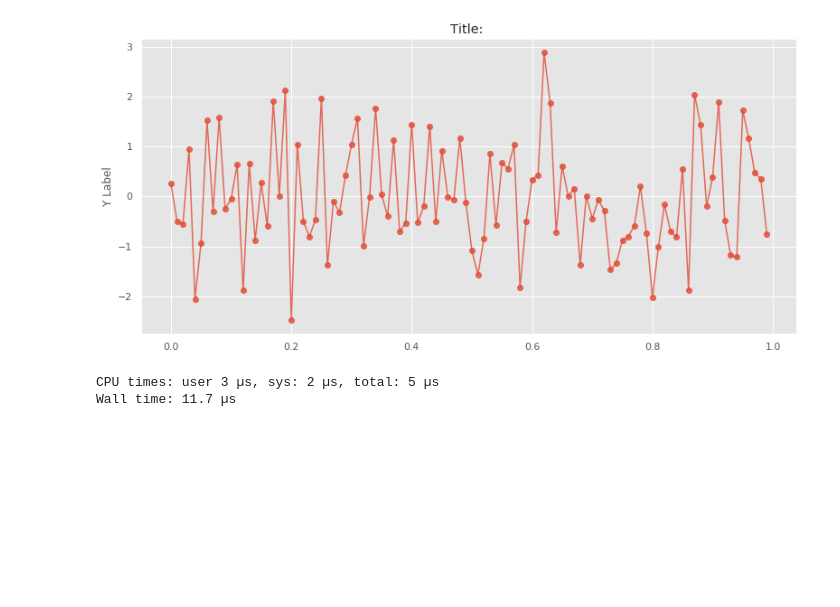
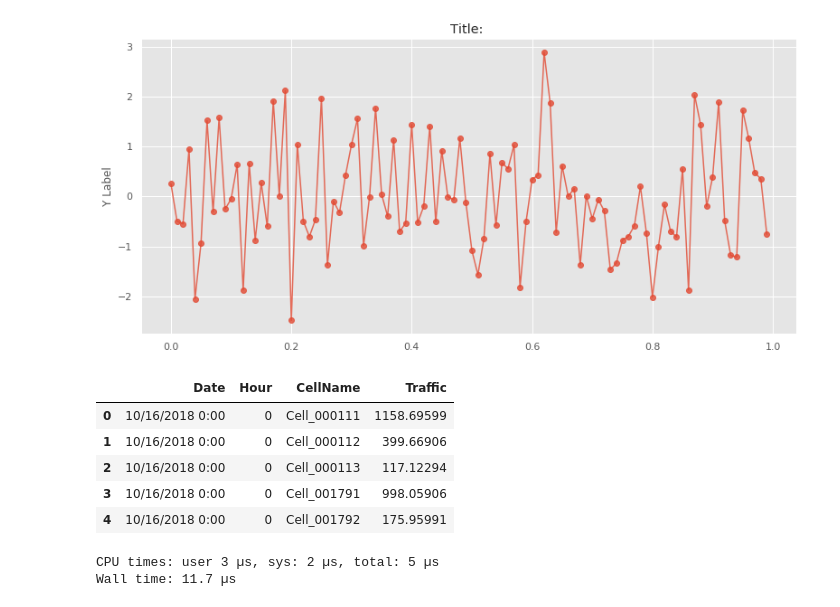
Before and after one commit to DaniilRoman/predictiveAnalyticsForTimeSeries, a Jupyter notebook: data/notebooks/diplom.ipynb, the cells around one changed output. Drawn from its saved outputs; the diff is of its cells as text; code cells hidden in the pictures; blank space fills up the shorter version.

```diff
--- a/data/notebooks/diplom.ipynb
+++ b/data/notebooks/diplom.ipynb
@@ -792,6 +811,17 @@ for i in range(100):
     y_vec = np.append(y_vec[1:],0.0)
 # %% [output]
 [figure]
+# %%
+series = pd.read_csv('./lte.csv')
+series.head()
+# plt.plot(series.Traffic[:100])
+# %% [output]
+|  | Date | Hour | CellName | Traffic |
+| 0 | 10/16/2018 0:00 | 0 | Cell_000111 | 1158.69599 |
+| 1 | 10/16/2018 0:00 | 0 | Cell_000112 | 399.66906 |
+| 2 | 10/16/2018 0:00 | 0 | Cell_000113 | 117.12294 |
+| 3 | 10/16/2018 0:00 | 0 | Cell_001791 | 998.05906 |
+| 4 | 10/16/2018 0:00 | 0 | Cell_001792 | 175.95991 |
 # %%
 %time
 series = pd.read_csv('./network.csv').r_asn
```
Also changed, not shown: parts of 8 cells of this notebook, 8 other files.
